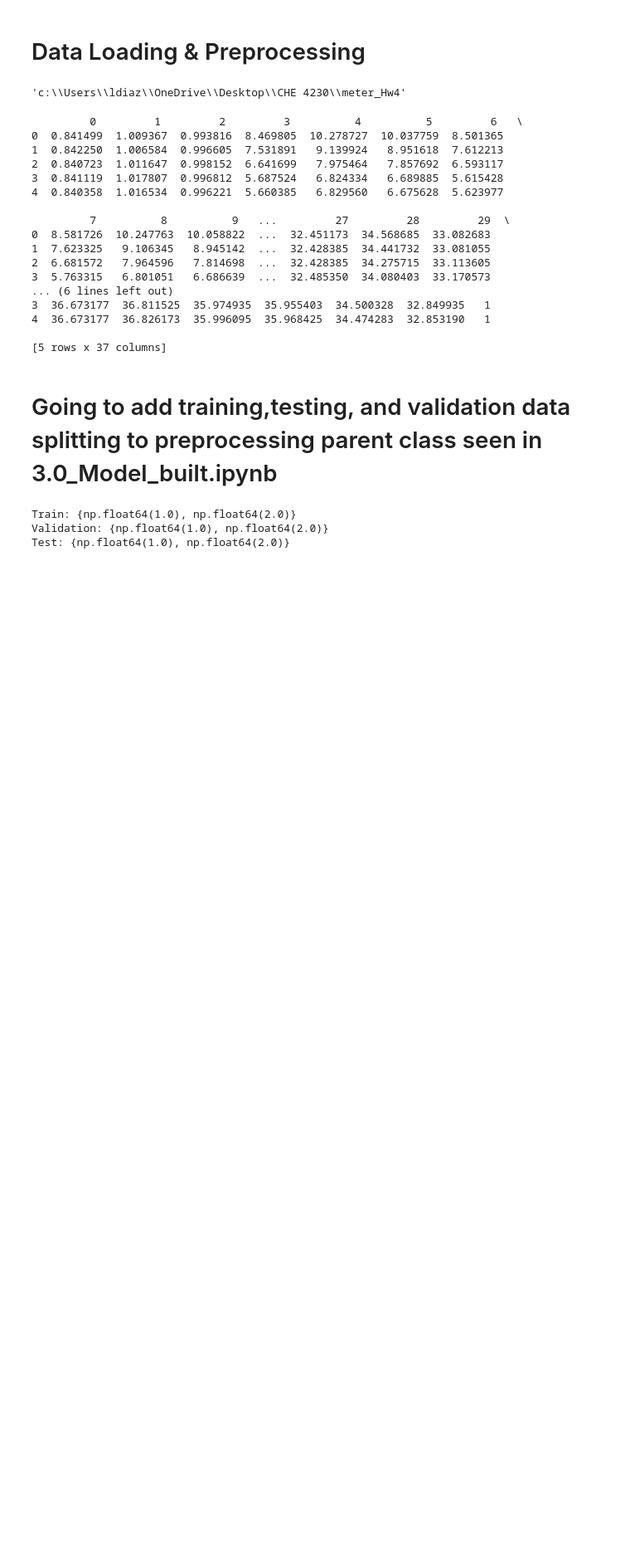
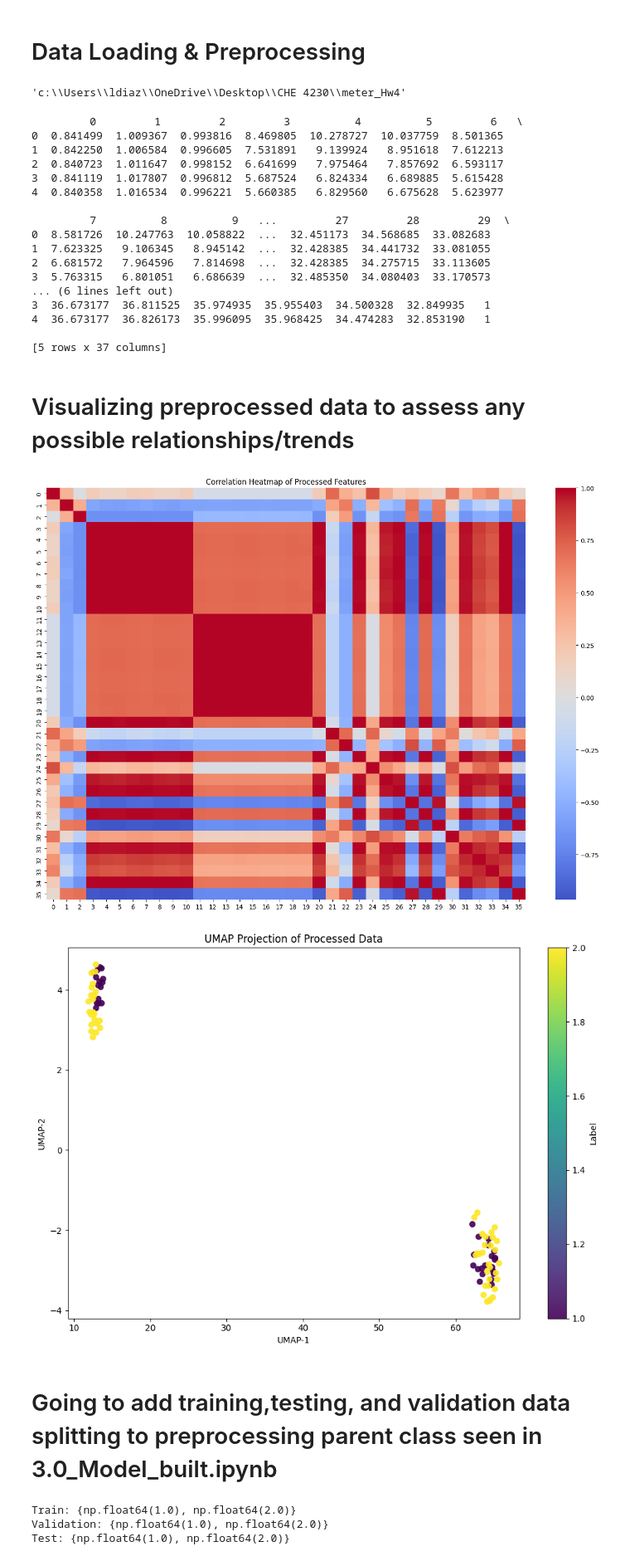
Before and after one commit to ldiaz225/meter_Hw4, a Jupyter notebook: notebooks/Test.ipynb, the cells around one changed output. Shown at 83% size. Saved outputs shown, nothing was run; the diff lists cells and outputs as text; code cells hidden in the pictures; blank space fills up the shorter version.

Commit message:
Plotting preprocessed data to predict trends before analysis

```diff
--- a/notebooks/Test.ipynb
+++ b/notebooks/Test.ipynb
@@ -39,6 +39,57 @@ data = preprocessor.load_data("data/Meter_A.txt")
 4  36.673177  36.826173  35.996095  35.968425  34.474283  32.853190   1
 
 [5 rows x 37 columns]
+# %% [markdown]
+# Visualizing preprocessed data to assess any possible relationships/trends
+# %%
+import pandas as pd
+import numpy as np
+import matplotlib.pyplot as plt
+import seaborn as sns
+from sklearn.preprocessing import StandardScaler
+import umap
+
+X = data[:, :-1]      # features
+y = data[:, -1]       # labels (0,1,2)
+
+scaler = StandardScaler()
+X_scaled = scaler.fit_transform(X)
+
+#heatmap
+plt.figure(figsize=(14, 10))
+sns.heatmap(pd.DataFrame(X_scaled).corr(), cmap="coolwarm", center=0)
+plt.title("Correlation Heatmap of Processed Features")
+plt.tight_layout()
+plt.show()
+
+#umap
+umap_model = umap.UMAP(
+    n_neighbors=30,
+    min_dist=0.1,
+    metric="euclidean",
+    random_state=42
+)
+
+embedding = umap_model.fit_transform(X)
+
+plt.figure(figsize=(10, 7))
+scatter = plt.scatter(
+    embedding[:, 0],
+    embedding[:, 1],
+    c=y,
+    cmap="viridis",
+    s=40,
+    alpha=0.9
+)
+plt.colorbar(scatter, label="Label")
+plt.title("UMAP Projection of Processed Data")
+plt.xlabel("UMAP-1")
+plt.ylabel("UMAP-2")
+plt.tight_layout()
+plt.show()
+# %% [output]
+[figure, added]
+[figure, added]
 # %% [markdown]
 # Going to add training,testing, and validation data splitting to preprocessing parent class seen in 3.0_Model_built.ipynb
 # %%
```
